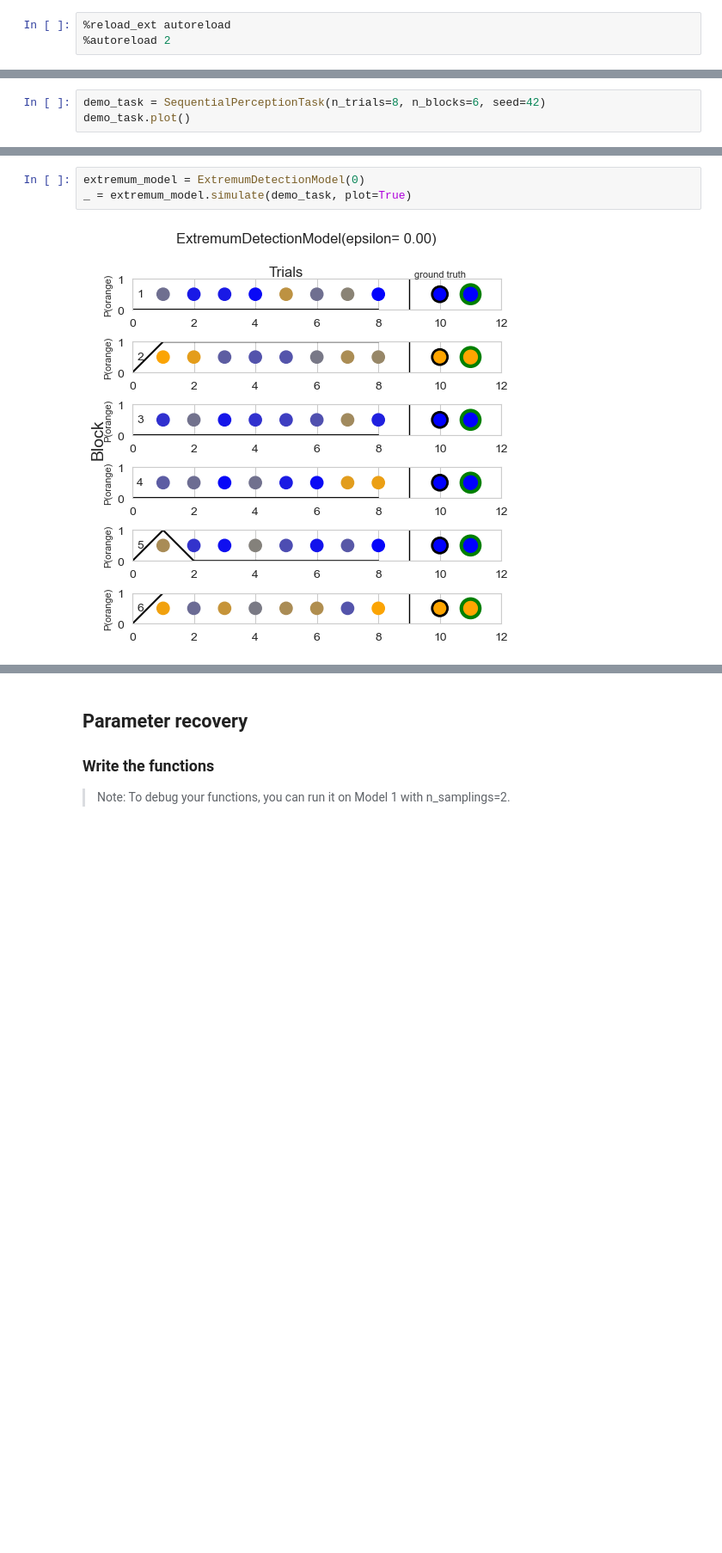
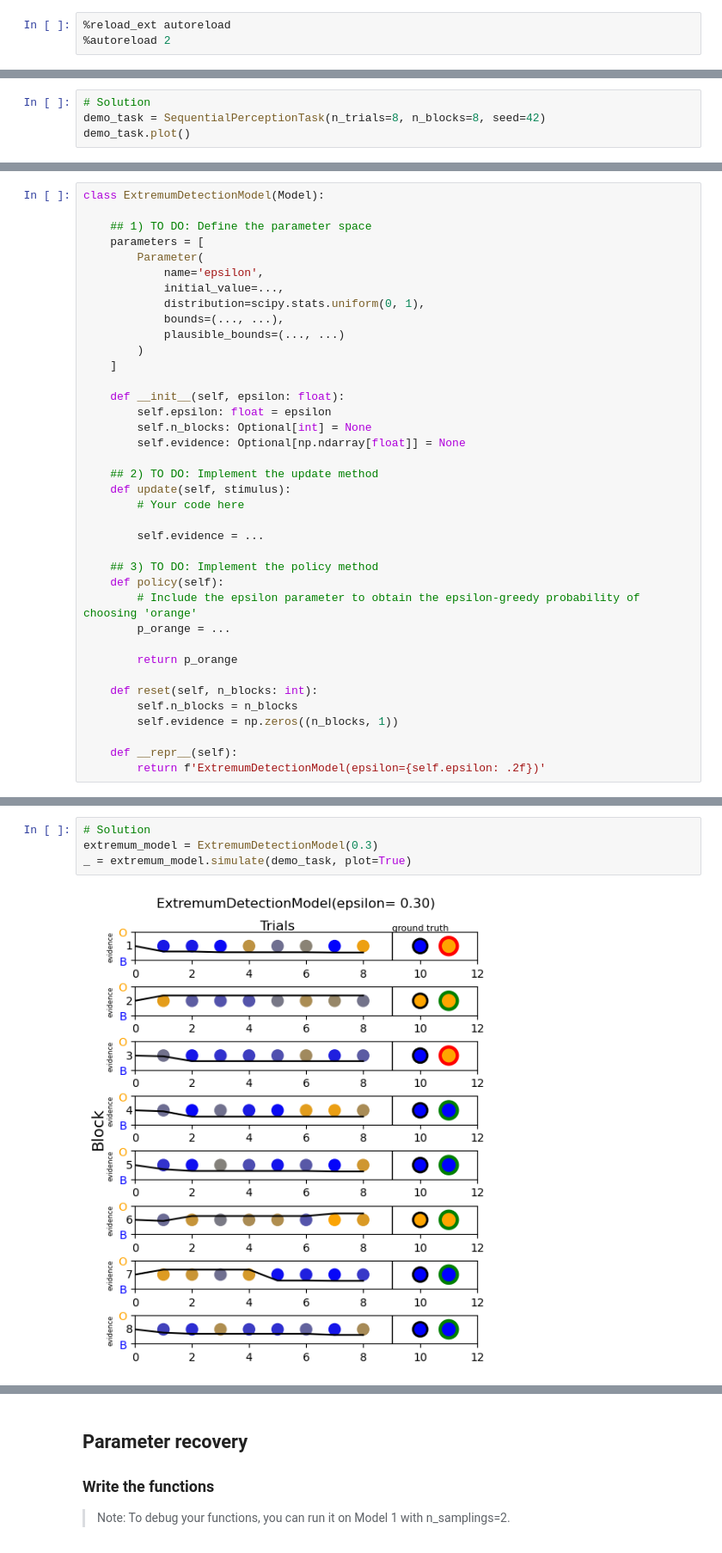
Before and after one commit to easiryne/cognitive-modeling-lab, a Jupyter notebook: TD_10/td10_notebook.ipynb, the cells around one changed output, grey strips where cells are left out. Shown at 86% size. Drawn from its saved outputs; the diff is of its cells as text; blank space fills up the shorter version.

```diff
--- a/TD_10/td10_notebook.ipynb
+++ b/TD_10/td10_notebook.ipynb
@@ -76,4 +107,5 @@ plt.show()
 # %%
-demo_task = SequentialPerceptionTask(n_trials=8, n_blocks=6, seed=42)
+# Solution
+demo_task = SequentialPerceptionTask(n_trials=8, n_blocks=8, seed=42)
 demo_task.plot()
 # %% [output]
@@ -138 +334,39 @@ _ = integration_model.simulate(demo_task, plot=True)
+# %%
+class ExtremumDetectionModel(Model):
+
+    ## 1) TO DO: Define the parameter space
+    parameters = [
+        Parameter(
+            name='epsilon',
+            initial_value=...,
+            distribution=scipy.stats.uniform(0, 1),
+            bounds=(..., ...),
+            plausible_bounds=(..., ...)
+        )
+    ]
+
+    def __init__(self, epsilon: float):
+        self.epsilon: float = epsilon
+        self.n_blocks: Optional[int] = None
+        self.evidence: Optional[np.ndarray[float]] = None
+
+    ## 2) TO DO: Implement the update method
+    def update(self, stimulus):
+        # Your code here
+
+        self.evidence = ...
+
+    ## 3) TO DO: Implement the policy method
+    def policy(self):
+        # Include the epsilon parameter to obtain the epsilon-greedy probability of choosing 'orange'
+        p_orange = ...
+
+        return p_orange
+
+    def reset(self, n_blocks: int):
+        self.n_blocks = n_blocks
+        self.evidence = np.zeros((n_blocks, 1))
+
+    def __repr__(self):
+        return f'ExtremumDetectionModel(epsilon={self.epsilon: .2f})'
 # %%
@@ -169,5 +422,6 @@ class ExtremumDetectionModel(Model):
 # %%
-extremum_model = ExtremumDetectionModel(0)
+# Solution
+extremum_model = ExtremumDetectionModel(0.3)
 _ = extremum_model.simulate(demo_task, plot=True)
 # %% [output]
-[figure, old version]
+[figure, new version]
```
Also changed, not shown: parts of 114 cells of this notebook, 2 other files.
